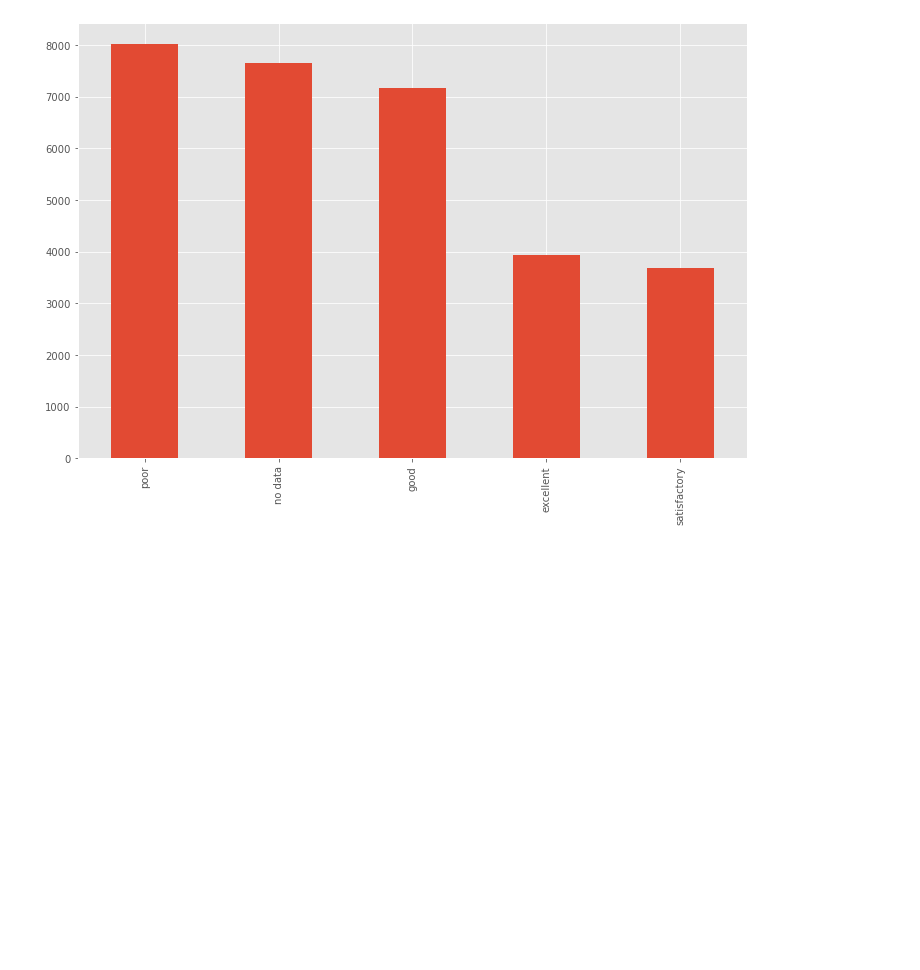
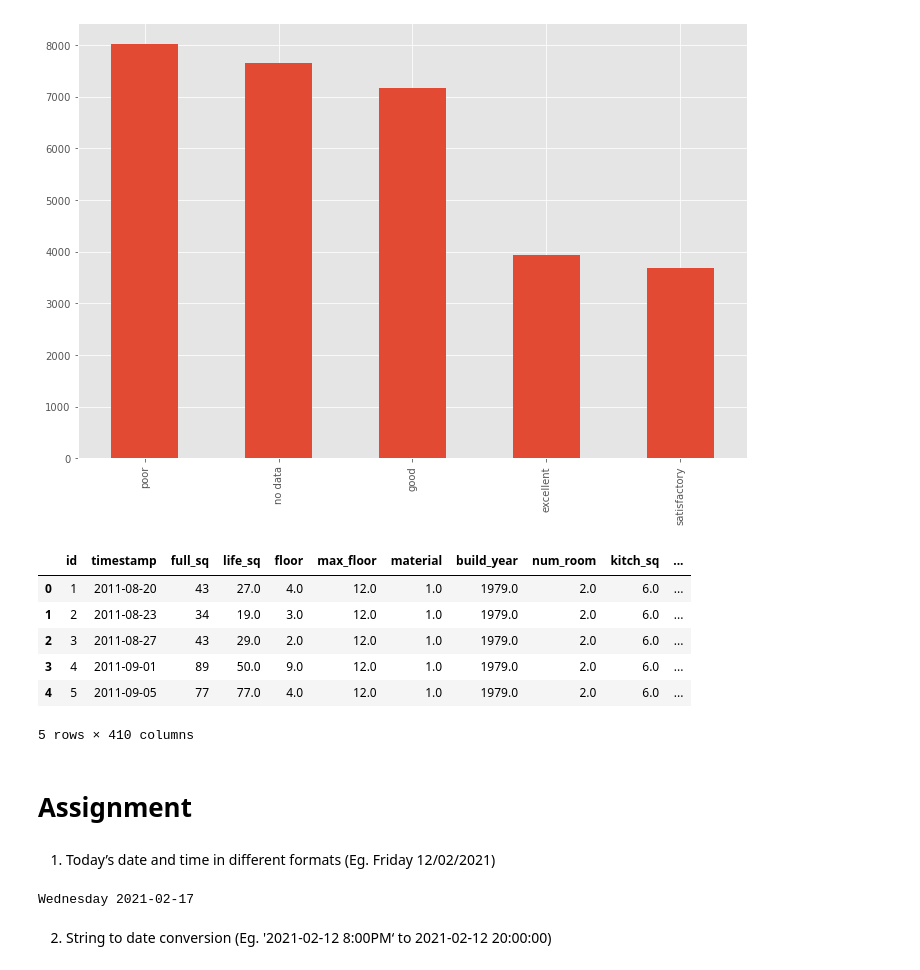
Before and after one commit to srv-sh/HR-Vanture, a Jupyter notebook: DataPreprocessing .ipynb, the cells around one changed output. Saved outputs shown, nothing was run; the diff lists cells and outputs as text; code cells hidden in the pictures; blank space fills up the shorter version.

```diff
--- a/DataPreprocessing .ipynb
+++ b/DataPreprocessing .ipynb
@@ -323,3 +323,17 @@ df['ecology'].value_counts().plot.bar()
 # %% [output]
 <AxesSubplot:>
 [figure]
+# %%
+df.head(5)
+# %% [output]
+|  | id | timestamp | full_sq | life_sq | floor | max_floor | material | build_year | num_room | kitch_sq | ... |
+| 0 | 1 | 2011-08-20 | 43 | 27.0 | 4.0 | 12.0 | 1.0 | 1979.0 | 2.0 | 6.0 | ... |
+| 1 | 2 | 2011-08-23 | 34 | 19.0 | 3.0 | 12.0 | 1.0 | 1979.0 | 2.0 | 6.0 | ... |
+| 2 | 3 | 2011-08-27 | 43 | 29.0 | 2.0 | 12.0 | 1.0 | 1979.0 | 2.0 | 6.0 | ... |
+| 3 | 4 | 2011-09-01 | 89 | 50.0 | 9.0 | 12.0 | 1.0 | 1979.0 | 2.0 | 6.0 | ... |
+| 4 | 5 | 2011-09-05 | 77 | 77.0 | 4.0 | 12.0 | 1.0 | 1979.0 | 2.0 | 6.0 | ... |
+5 rows × 410 columns
+# %% [markdown]
+# Assignment
+# %% [markdown]
+1. Today’s date and time in different formats (Eg. Friday 12/02/2021)
@@ -325,0 +342,8 @@ df['ecology'].value_counts().plot.bar()
+# %%
+today = date.today()
+today_date = today.strftime("%A %Y-%m-%d")
+print(today_date)
+# %% [output]
+Wednesday 2021-02-17
+# %% [markdown]
+2. String to date conversion (Eg. '2021-02-12 8:00PM‘ to 2021-02-12 20:00:00)
```
Also changed, not shown: parts of 11 cells of this notebook.
